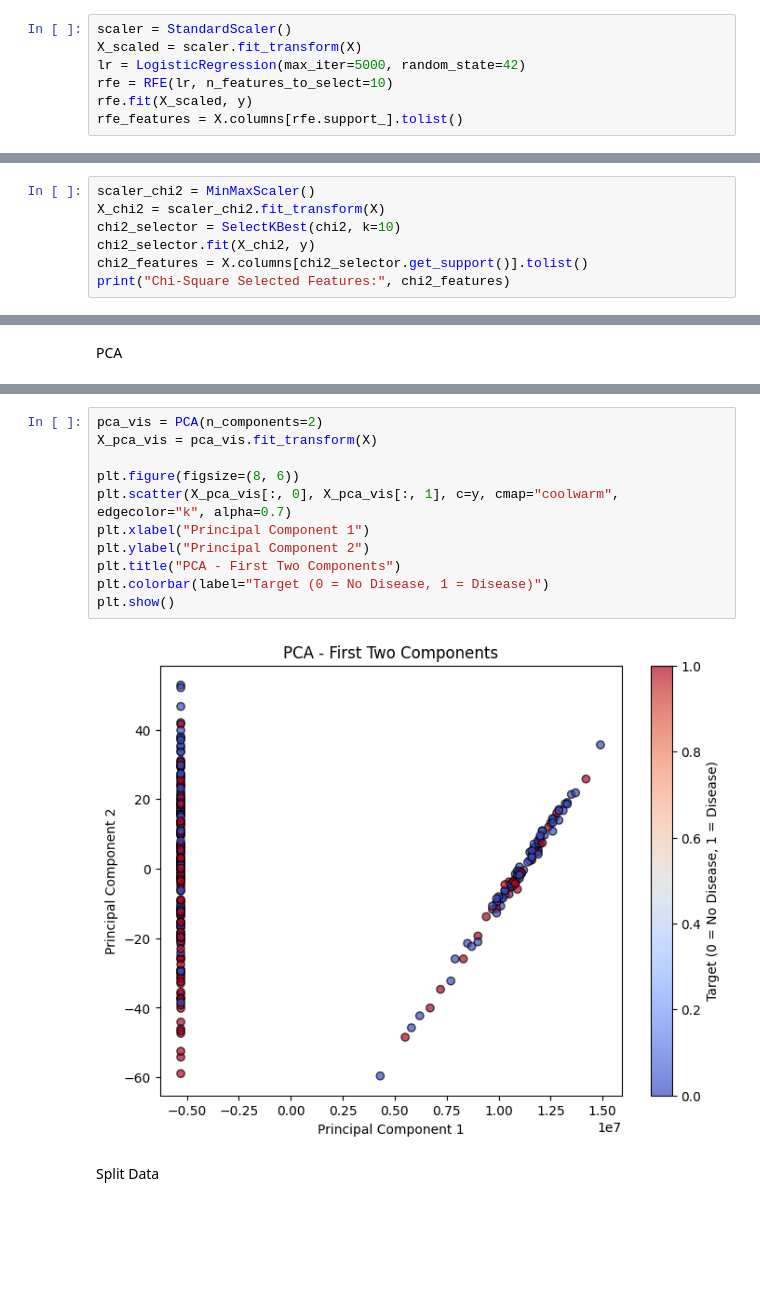
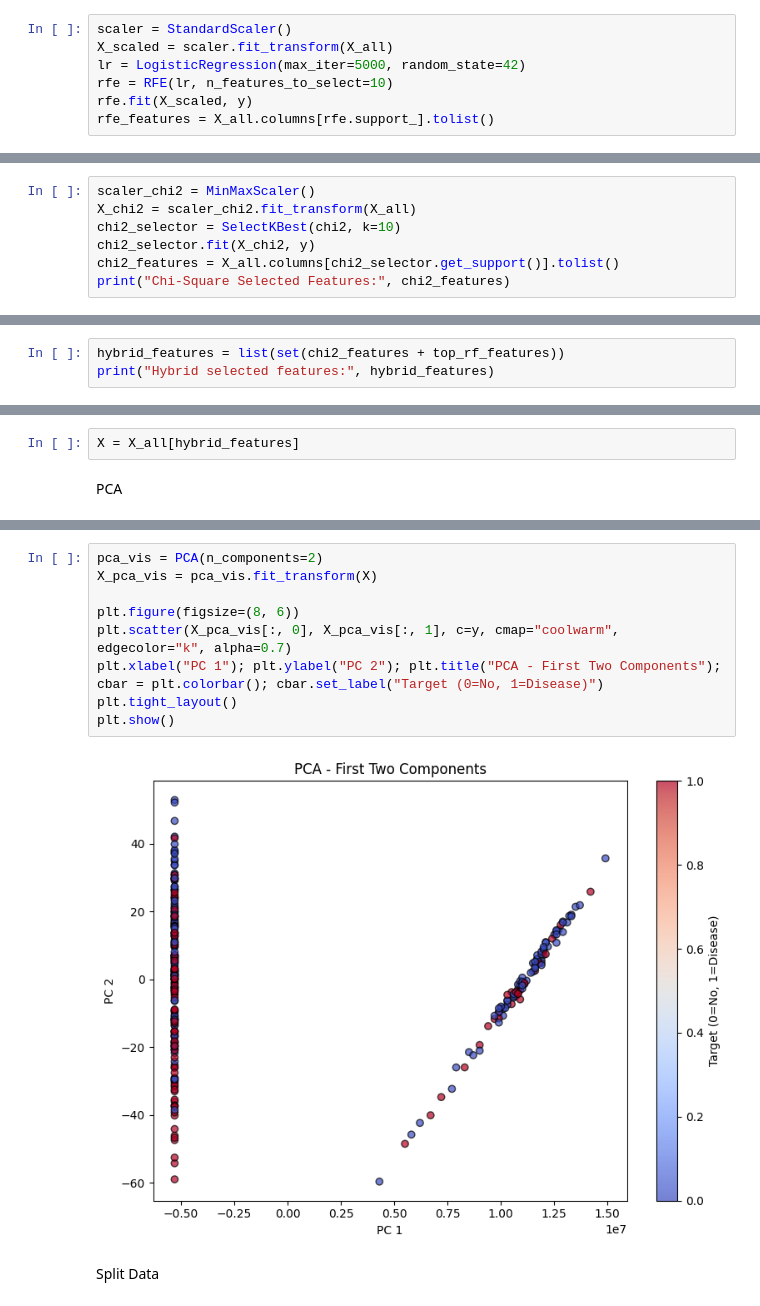
Before and after one commit to habiba-10/-Heart-Disease-Prediction, a Jupyter notebook: Heart_Diseas.ipynb, the cells around one changed output, grey strips where cells are left out. Saved outputs shown, nothing was run; the diff lists cells and outputs as text; blank space fills up the shorter version.

```diff
--- a/Heart_Diseas.ipynb
+++ b/Heart_Diseas.ipynb
@@ -310,19 +323,19 @@ plt.show()
  Recursive Feature Elimination (RFE)
 # %%
 scaler = StandardScaler()
-X_scaled = scaler.fit_transform(X)
+X_scaled = scaler.fit_transform(X_all)
 lr = LogisticRegression(max_iter=5000, random_state=42)
 rfe = RFE(lr, n_features_to_select=10)
 rfe.fit(X_scaled, y)
-rfe_features = X.columns[rfe.support_].tolist()
+rfe_features = X_all.columns[rfe.support_].tolist()
 # %% [markdown]
  Chi-Square Test
 # %%
 scaler_chi2 = MinMaxScaler()
-X_chi2 = scaler_chi2.fit_transform(X)
+X_chi2 = scaler_chi2.fit_transform(X_all)
 chi2_selector = SelectKBest(chi2, k=10)
 chi2_selector.fit(X_chi2, y)
-chi2_features = X.columns[chi2_selector.get_support()].tolist()
+chi2_features = X_all.columns[chi2_selector.get_support()].tolist()
 print("Chi-Square Selected Features:", chi2_features)
 # %% [output]
 Chi-Square Selected Features: ['oldpeak', 'cp_2.0', 'cp_3.0', 'cp_4.0', 'exang_1.0', 'slope_2.0', 'ca_1.0', 'ca_2.0', 'thal_7.0', 'thalach_oldpeak_ratio']
@@ -333,0 +344,3 @@ X = X[selected_features]
+# %%
+hybrid_features = list(set(chi2_features + top_rf_features))
+print("Hybrid selected features:", hybrid_features)
@@ -334,3 +349,5 @@ X = X[selected_features]
+# %%
+X = X_all[hybrid_features]
 # %% [markdown]
 PCA
 # %%
@@ -359,16 +376,15 @@ plt.show()
 # %%
 pca_vis = PCA(n_components=2)
 X_pca_vis = pca_vis.fit_transform(X)
 
 plt.figure(figsize=(8, 6))
 plt.scatter(X_pca_vis[:, 0], X_pca_vis[:, 1], c=y, cmap="coolwarm", edgecolor="k", alpha=0.7)
-plt.xlabel("Principal Component 1")
-plt.ylabel("Principal Component 2")
-plt.title("PCA - First Two Components")
-plt.colorbar(label="Target (0 = No Disease, 1 = Disease)")
+plt.xlabel("PC 1"); plt.ylabel("PC 2"); plt.title("PCA - First Two Components");
+cbar = plt.colorbar(); cbar.set_label("Target (0=No, 1=Disease)")
+plt.tight_layout()
 plt.show()
 # %% [output]
-[figure, old version]
+[figure, new version]
 # %% [markdown]
 Split Data
 # %%
```
Also changed, not shown: parts of 45 cells of this notebook, 3 other files.
